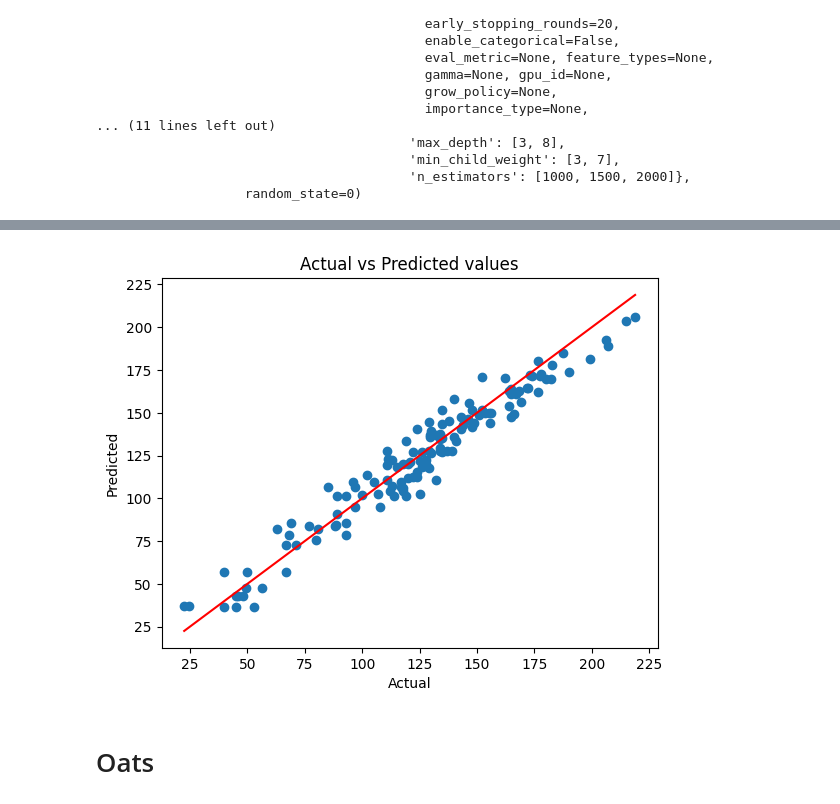
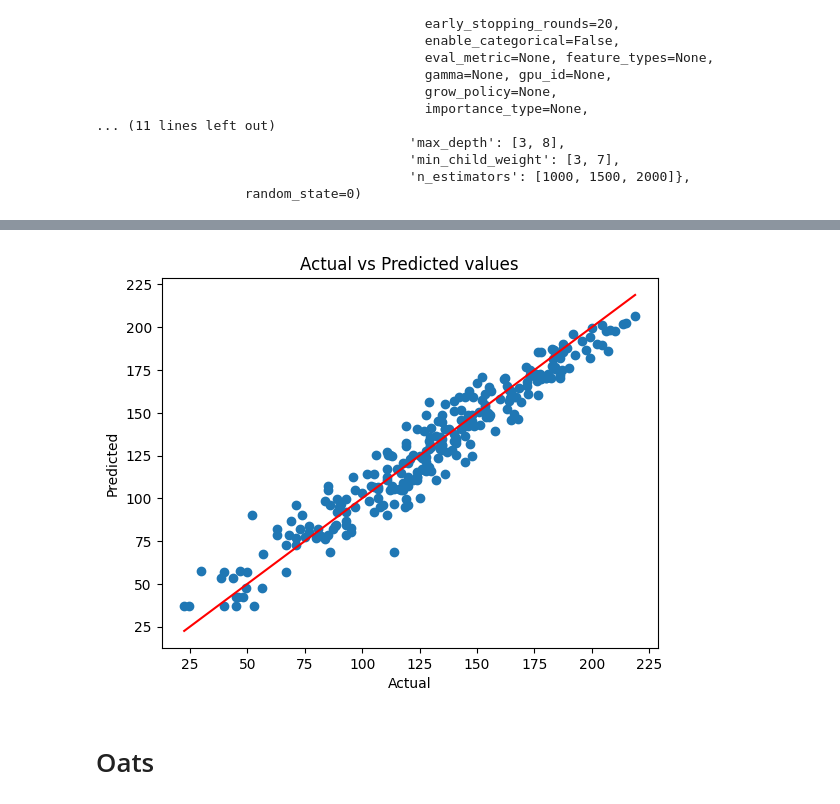
Before and after one commit to lacykaltgr/Morgan-Stanley-Quant-Challange, a Jupyter notebook: quant.ipynb, the cells around one changed output, grey strips where cells are left out. Drawn from its saved outputs; the diff is of its cells as text; code cells hidden in the pictures.

```diff
--- a/quant.ipynb
+++ b/quant.ipynb
@@ -745,22 +745,22 @@ KeyboardInterrupt: ignored
 # %%
 import matplotlib.pyplot as plt
 
 preds_corn = []
-for model in xgb_models:
+for model in corn_models:
     preds_corn.append(model.predict(X_val_corn))
 
 # take the mean of the test predictions
 mean_test_preds_corn = np.mean(preds_corn, axis=0)
 
 # Plot the actual vs predicted values
 plt.scatter(y_val_corn, mean_test_preds_corn)
 plt.plot(np.linspace(min(y_val_corn), max(y_val_corn)), np.linspace(min(y_val_corn), max(y_val_corn)), color='red')
 plt.xlabel('Actual')
 plt.ylabel('Predicted')
 plt.title('Actual vs Predicted values')
 plt.show()
 # %% [output]
-[figure, old version]
+[figure, new version]
 # %% [markdown]
 # Oats
 # %%
```
Also changed, not shown: parts of 10 cells of this notebook.
